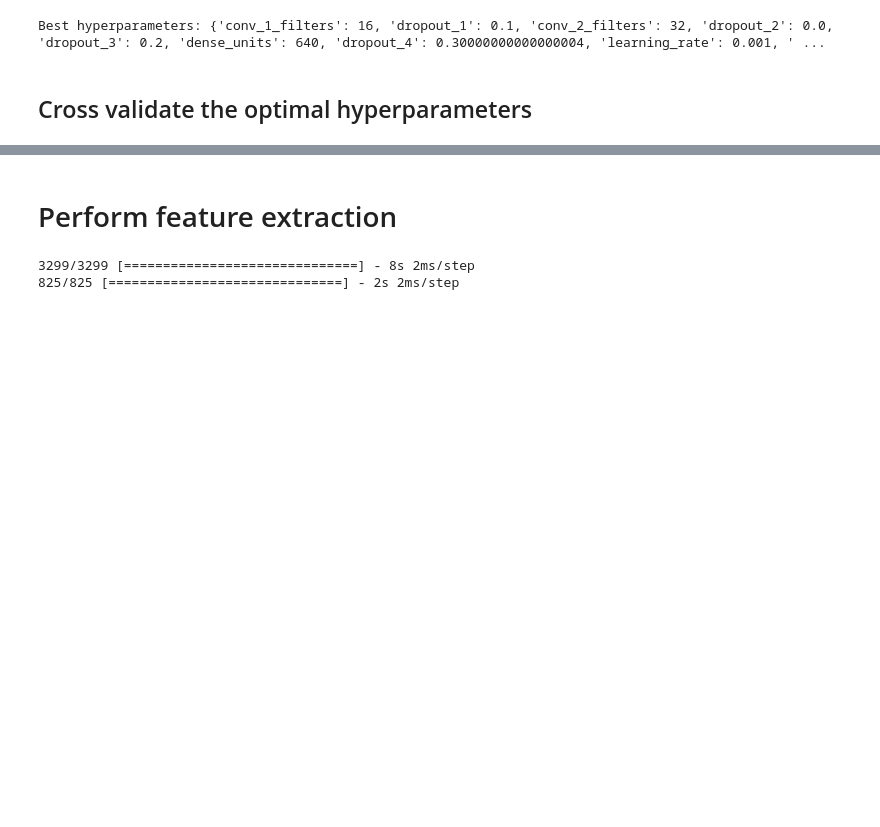
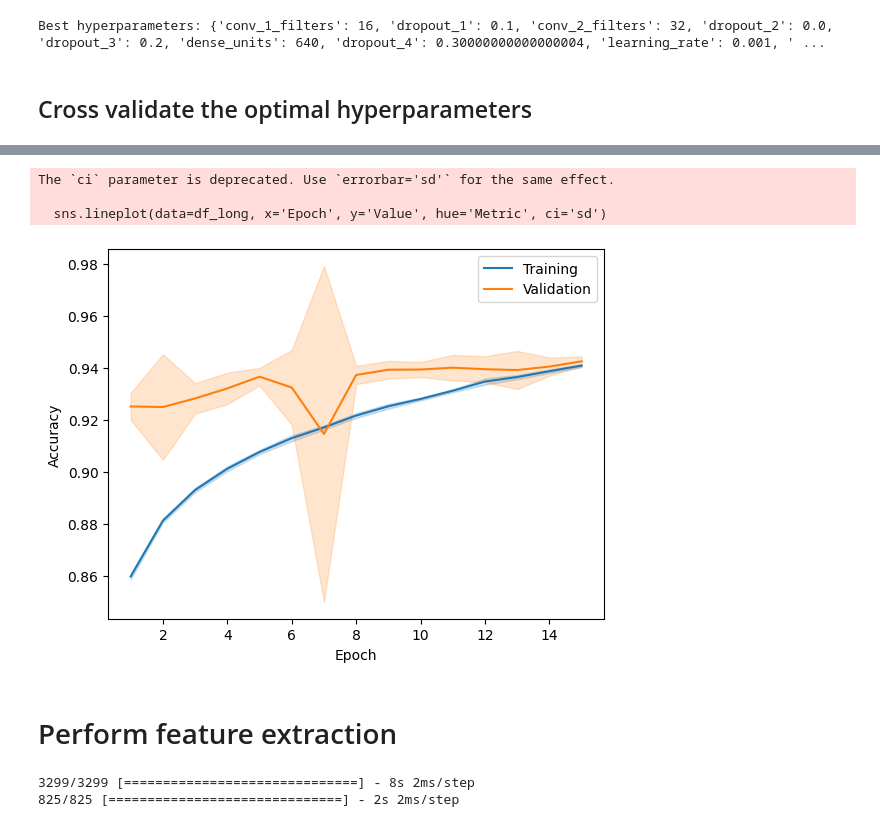
Before and after one commit to m-pluta/machine-learning, a Jupyter notebook: vsdc48.ipynb, the cells around one changed output, grey strips where cells are left out. Cells and saved outputs as stored; diff of their text form; code cells hidden in the pictures; blank space fills up the shorter version.

```diff
--- a/vsdc48.ipynb
+++ b/vsdc48.ipynb
@@ -419,13 +425,13 @@ Best hyperparameters: {'conv_1_filters': 16, 'dropout_1': 0.1, 'conv_2_filters':
 ## Cross validate the optimal hyperparameters
 # %%
 k = 10
-kfold = KFold(n_splits=k, shuffle=True, random_state=42)
+kfold = KFold(n_splits=k, shuffle=True, random_state=SEED)
 fold_history = []
 
 for i, (train_idxs, val_idxs) in enumerate(kfold.split(X_train, y_train_ohe)):
     print(f"Fold {i + 1}/{k}")
 
-    model = load_model('best_model.h5')
+    model = getCNNModel(best_hps)
 
     history = model.fit(
         X_train[train_idxs],
@@ -459,3 +465,38 @@ Best epoch: 5, Val_accuracy: 0.9144481420516968
+# %%
+plt.figure()
+
+df = pd.DataFrame(fold_history[0].history)
+
+# Iterate through each dictionary and append to DataFrame
+for i, history in enumerate(fold_history[1:]):
+    df = pd.concat([df, pd.DataFrame(history.history)])
+
+# Assuming df is your DataFrame with 'loss', 'accuracy', 'val_loss', 'val_accuracy'
+# Reshape DataFrame to long format
+df_long = df.reset_index().melt(id_vars='index', value_vars=['accuracy', 'val_accuracy'])
+df_long.rename(columns={'index': 'Epoch', 'variable': 'Metric', 'value': 'Value'}, inplace=True)
+
+
+df_long = df_long.replace({'val_accuracy': 'Validation', 'accuracy': 'Training'})
+
+
+
+# Add 1 to all epoch values
+df_long['Epoch'] = df_long['Epoch'] + 1
+
+# Plotting
+sns.lineplot(data=df_long, x='Epoch', y='Value', hue='Metric', ci='sd')
+plt.xlabel('Epoch')
+plt.legend()
+plt.ylabel('Accuracy')
+
+# Show the plot
+plt.show()
+# %% [output]
+The `ci` parameter is deprecated. Use `errorbar='sd'` for the same effect.
+
+  sns.lineplot(data=df_long, x='Epoch', y='Value', hue='Metric', ci='sd')
+[figure, added]
 # %% [markdown]
 # Perform feature extraction
 # %%
```
Also changed, not shown: parts of 16 cells of this notebook, 4 other files.
